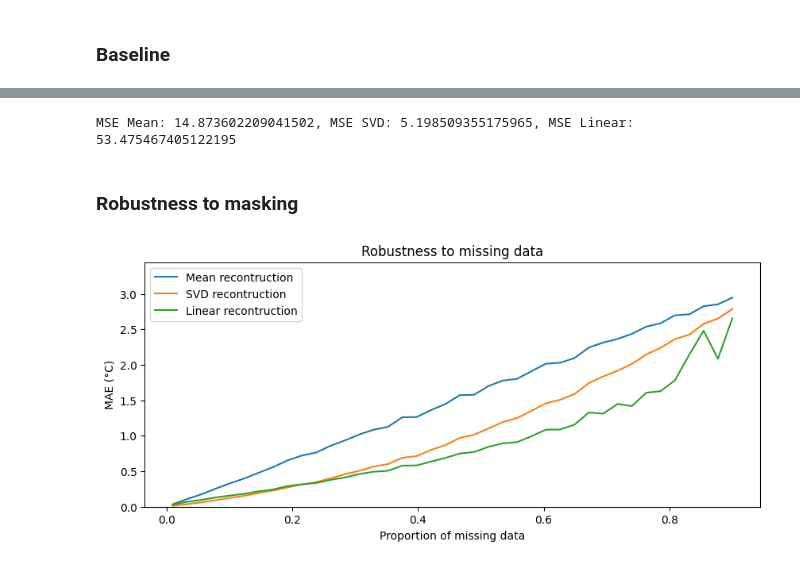
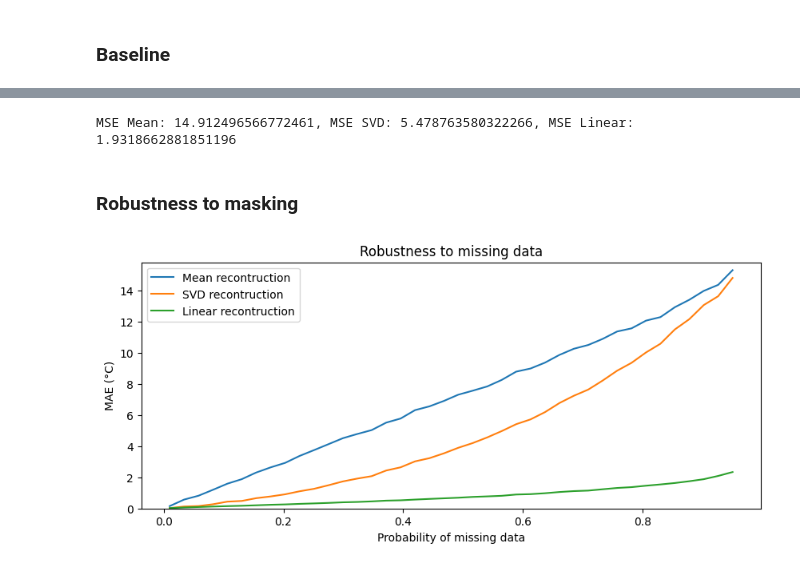
Before and after one commit to leocatteau/Meteo-France, a Jupyter notebook: guide.ipynb, the cells around one changed output, grey strips where cells are left out. Cells and saved outputs as stored; diff of their text form; code cells hidden in the pictures.

Commit message:
baseline and first ML models with data and training environment

```diff
--- a/guide.ipynb
+++ b/guide.ipynb
@@ -81,7 +85,7 @@ optimal rank: 11
 test_dataset, test_dataloader = data_provider(args, flag='test')
 X_test, y_test = test_dataset[:]
 
-y_pred_mean = mean_model.predict(X_test)
+y_pred_mean = mean_model(X_test)
 MSE_mean = mean_squared_error(y_pred_mean, y_test)
 
 y_pred_svd = svd_model.predict(X_test)
@@ -92,7 +96,7 @@ MSE_linear = mean_squared_error(y_pred_linear, y_test)
 
 print(f'MSE Mean: {MSE_mean}, MSE SVD: {MSE_svd}, MSE Linear: {MSE_linear}')
 # %% [output]
-MSE Mean: 14.873602209041502, MSE SVD: 5.198509355175965, MSE Linear: 53.475467405122195
+MSE Mean: 14.912496566772461, MSE SVD: 5.478763580322266, MSE Linear: 1.9318662881851196
 # %% [markdown]
 ### Robustness to masking <a class="anchor" id="third-bullet"></a>
 # %%
@@ -104,17 +108,17 @@ args.data_path = 'bdclim_safran_2022-2024.nc'
 args.scale = False
 args.batch_size = 1
 
-probas, MSE_mean, MSE_svd, MSE_linear = masking_robustness(args, physics=True)
+probas, MSE_mean, MSE_svd, MSE_linear = masking_robustness(args, physics=False)
 # %%
 plt.figure(figsize=(10, 4))
 plt.plot(probas, MSE_mean['mean'], label='Mean recontruction')
 plt.plot(probas, MSE_svd['mean'], label='SVD recontruction')
 plt.plot(probas, MSE_linear['mean'], label='Linear recontruction')
 plt.ylim(0, max(MSE_mean['mean'])+.5)
-plt.xlabel("Proportion of missing data")
+plt.xlabel("Probability of missing data")
 plt.ylabel("MAE (°C)")
 plt.legend()
 plt.title("Robustness to missing data")
 plt.show()
 # %% [output]
-[figure, old version]
+[figure, new version]
```
Also changed, not shown: parts of 28 cells of this notebook, 9 other files.
